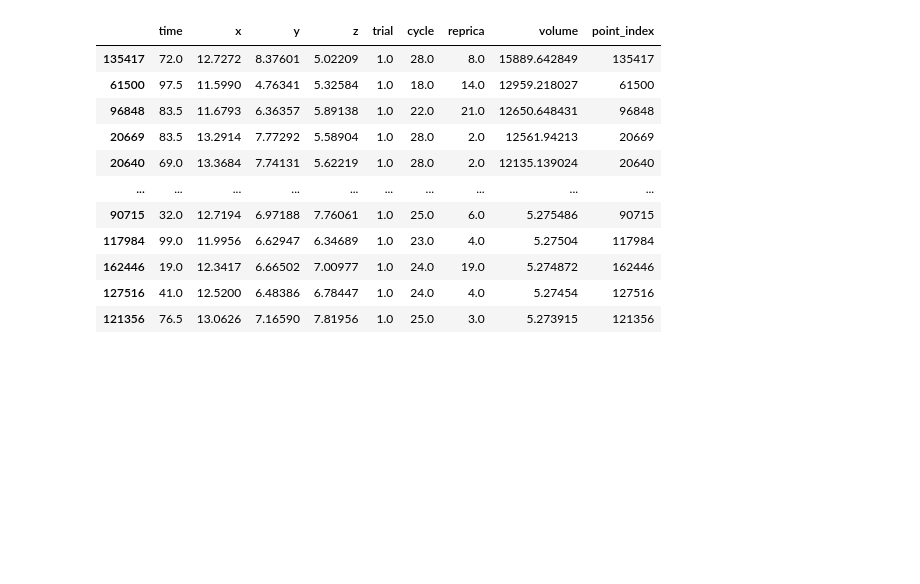
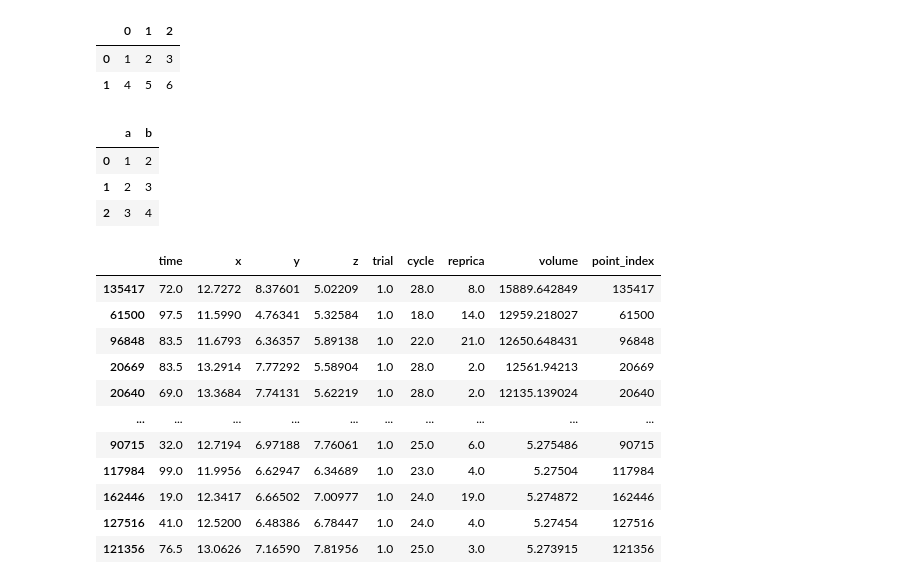
Before and after one commit to mukaiyama729/ResearchAnalysis, a Jupyter notebook: tesselation.ipynb, the cells around one changed output. Saved outputs shown, nothing was run; the diff lists cells and outputs as text; code cells hidden in the pictures; blank space fills up the shorter version.

```diff
--- a/tesselation.ipynb
+++ b/tesselation.ipynb
@@ -802,0 +787,2 @@ len(df) * 0.1
+# %%
+df_v = analysis.show_data_voronoi()
@@ -803,3 +793,22 @@ len(df) * 0.1
+# %%
+df_v[[0,1]] = df_v[[0,1]].apply(pd.to_numeric)
+# %%
+df_v
+# %% [output]
+|  | 0 | 1 | 2 |
+| 0 | 1 | 2 | 3 |
+| 1 | 4 | 5 | 6 |
+# %%
+import numpy as np
+import pandas as pd
+
+df = pd.DataFrame({'a': [1,2,3], 'b': [2,3,4]})
+df
+# %% [output]
+|  | a | b |
+| 0 | 1 | 2 |
+| 1 | 2 | 3 |
+| 2 | 3 | 4 |
 # %%
 import pandas as pd
 # %%
```
Also changed, not shown: parts of 7 cells of this notebook, 2 other files.
